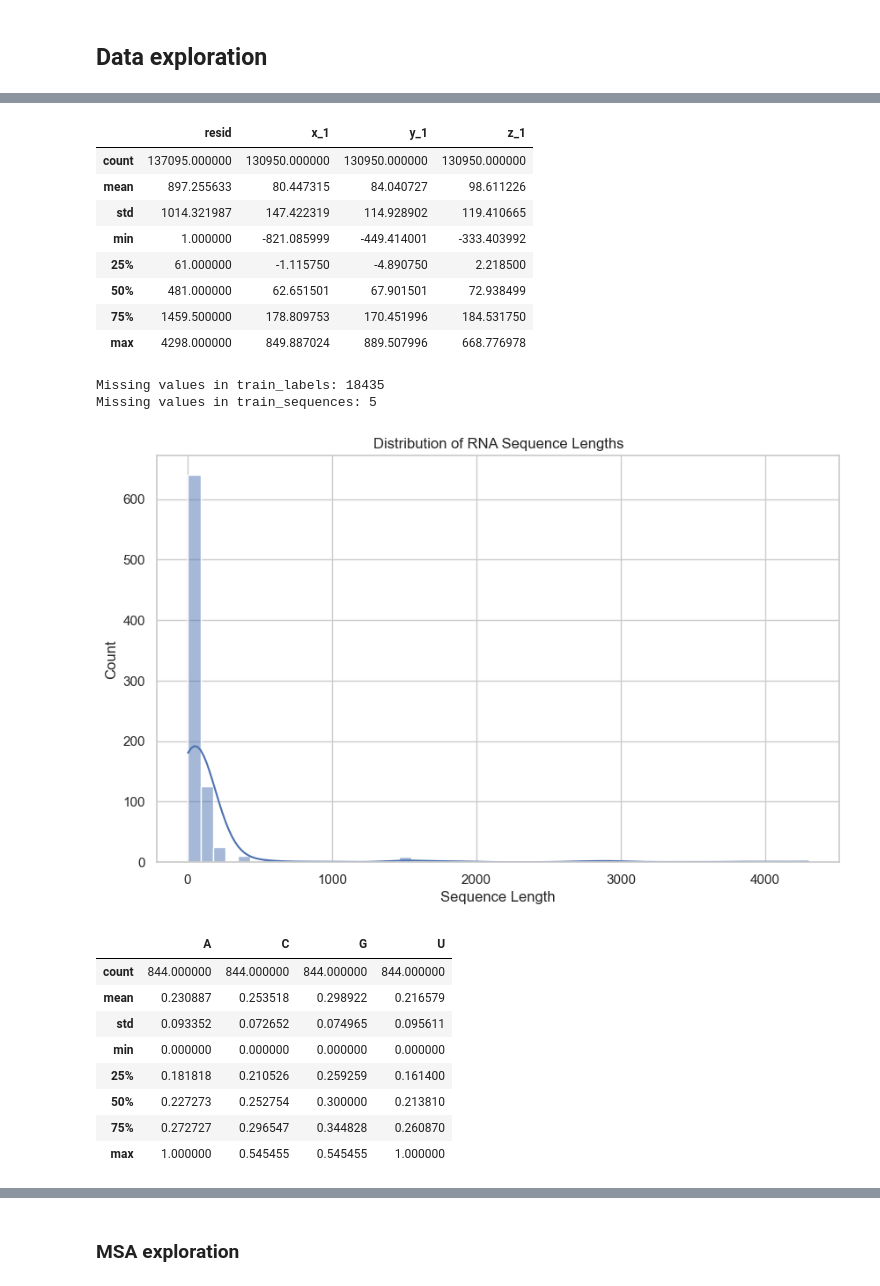
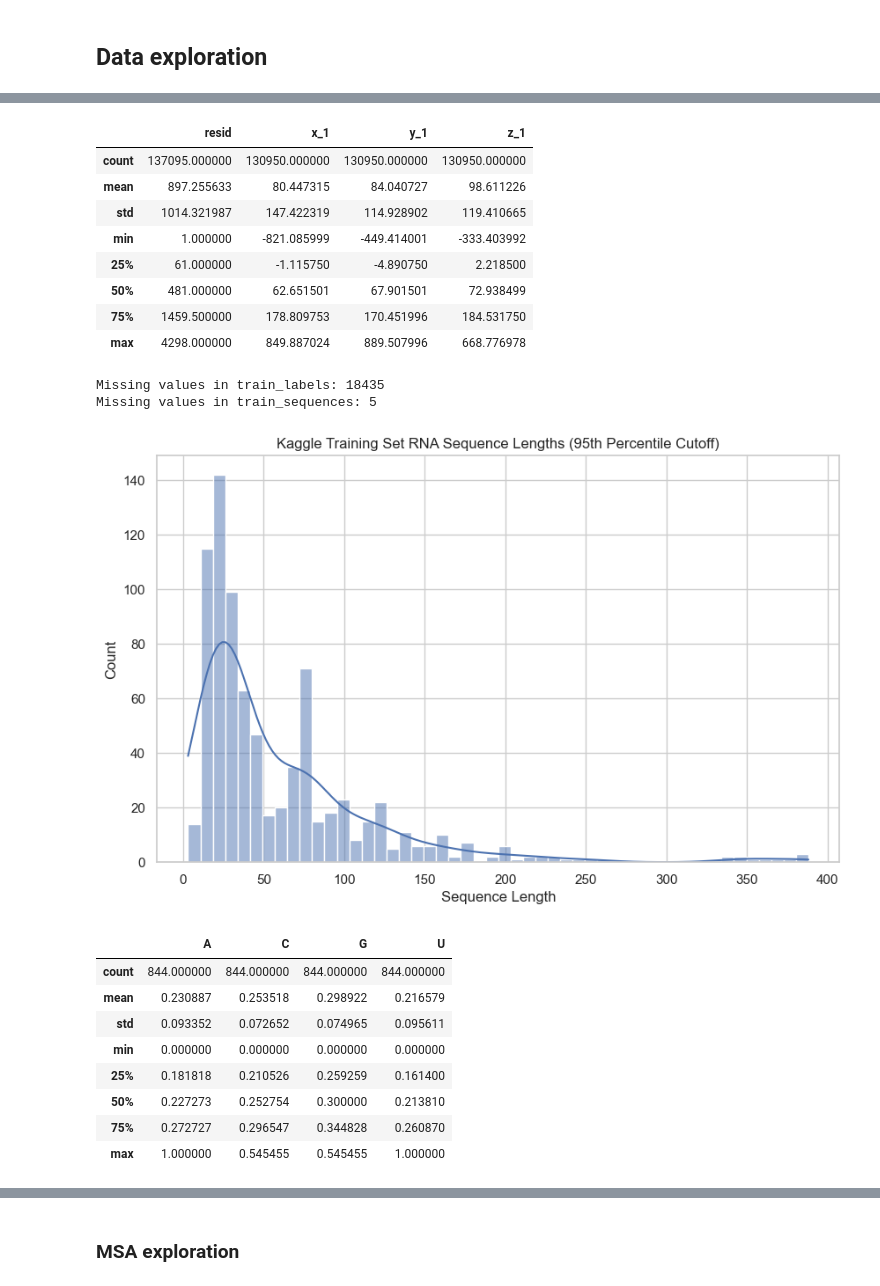
Before and after one commit to kyishanzh/rna-fold, a Jupyter notebook: explore_data.ipynb, the cells around one changed output, grey strips where cells are left out. Cells and saved outputs as stored; diff of their text form; code cells hidden in the pictures.

```diff
--- a/explore_data.ipynb
+++ b/explore_data.ipynb
@@ -61,41 +61,45 @@ print("Missing values in train_sequences:", train_sequences.isnull().sum().sum()
 
 # distribution of sequence lengths
 train_sequences['sequence_length'] = train_sequences['sequence'].apply(len)
+
+# calculate 95th percentile for better visualization
+length_95_percentile = np.percentile(train_sequences['sequence_length'], 95)
 plt.figure(figsize=(10, 6))
-sns.histplot(train_sequences['sequence_length'], bins=50, kde=True)
-plt.title('Distribution of RNA Sequence Lengths')
+sns.histplot(train_sequences[train_sequences['sequence_length'] <= length_95_percentile]['sequence_length'],
+             bins=50, kde=True)
+plt.title('Kaggle Training Set RNA Sequence Lengths (95th Percentile Cutoff)')
 plt.xlabel('Sequence Length')
 plt.ylabel('Count')
 plt.show()
 
 # nucleotide composition
 def nucleotide_composition(seq):
     return {base: seq.count(base)/len(seq) for base in 'ACGU'}
 
 # apply nucleotide composition to all sequences
 nucleotide_comp = train_sequences['sequence'].apply(nucleotide_composition).apply(pd.Series)
 nucleotide_stats = nucleotide_comp.describe()
 display(nucleotide_stats)
 
 # average nucleotide composition
 plt.figure(figsize=(8, 6))
 sns.barplot(x=nucleotide_stats.columns, y=nucleotide_stats.loc['mean'])
 plt.title('Average Nucleotide Composition')
 plt.ylabel('Frequency')
 plt.show()
 # %% [output]
 |  | resid | x_1 | y_1 | z_1 |
 | count | 137095.000000 | 130950.000000 | 130950.000000 | 130950.000000 |
 | mean | 897.255633 | 80.447315 | 84.040727 | 98.611226 |
 | std | 1014.321987 | 147.422319 | 114.928902 | 119.410665 |
 | min | 1.000000 | -821.085999 | -449.414001 | -333.403992 |
 | 25% | 61.000000 | -1.115750 | -4.890750 | 2.218500 |
 | 50% | 481.000000 | 62.651501 | 67.901501 | 72.938499 |
 | 75% | 1459.500000 | 178.809753 | 170.451996 | 184.531750 |
 | max | 4298.000000 | 849.887024 | 889.507996 | 668.776978 |
 Missing values in train_labels: 18435
 Missing values in train_sequences: 5
-[figure, old version]
+[figure, new version]
 |  | A | C | G | U |
 | count | 844.000000 | 844.000000 | 844.000000 | 844.000000 |
 | mean | 0.230887 | 0.253518 | 0.298922 | 0.216579 |
```
Also changed, not shown: parts of 2 cells of this notebook.
